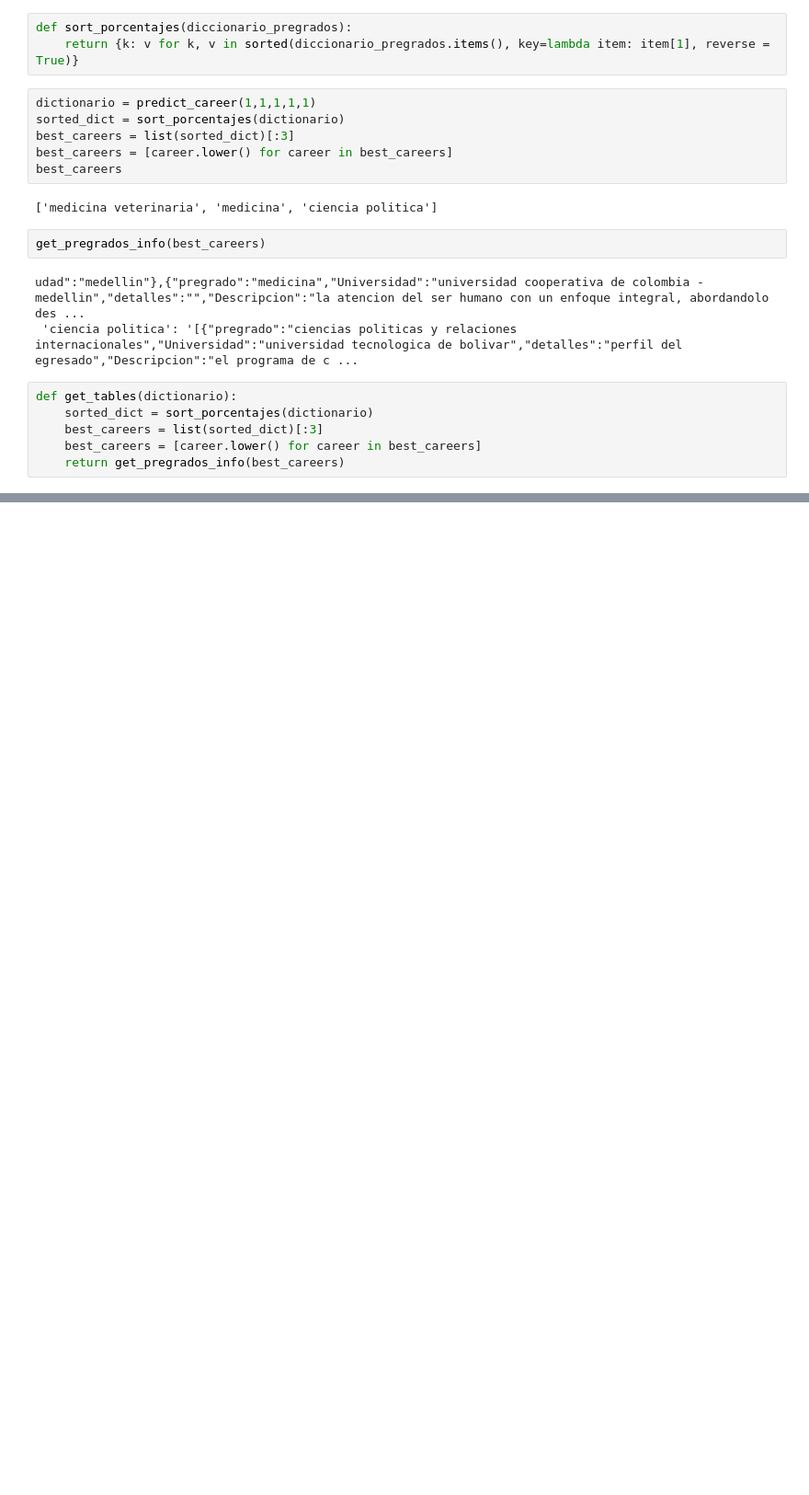
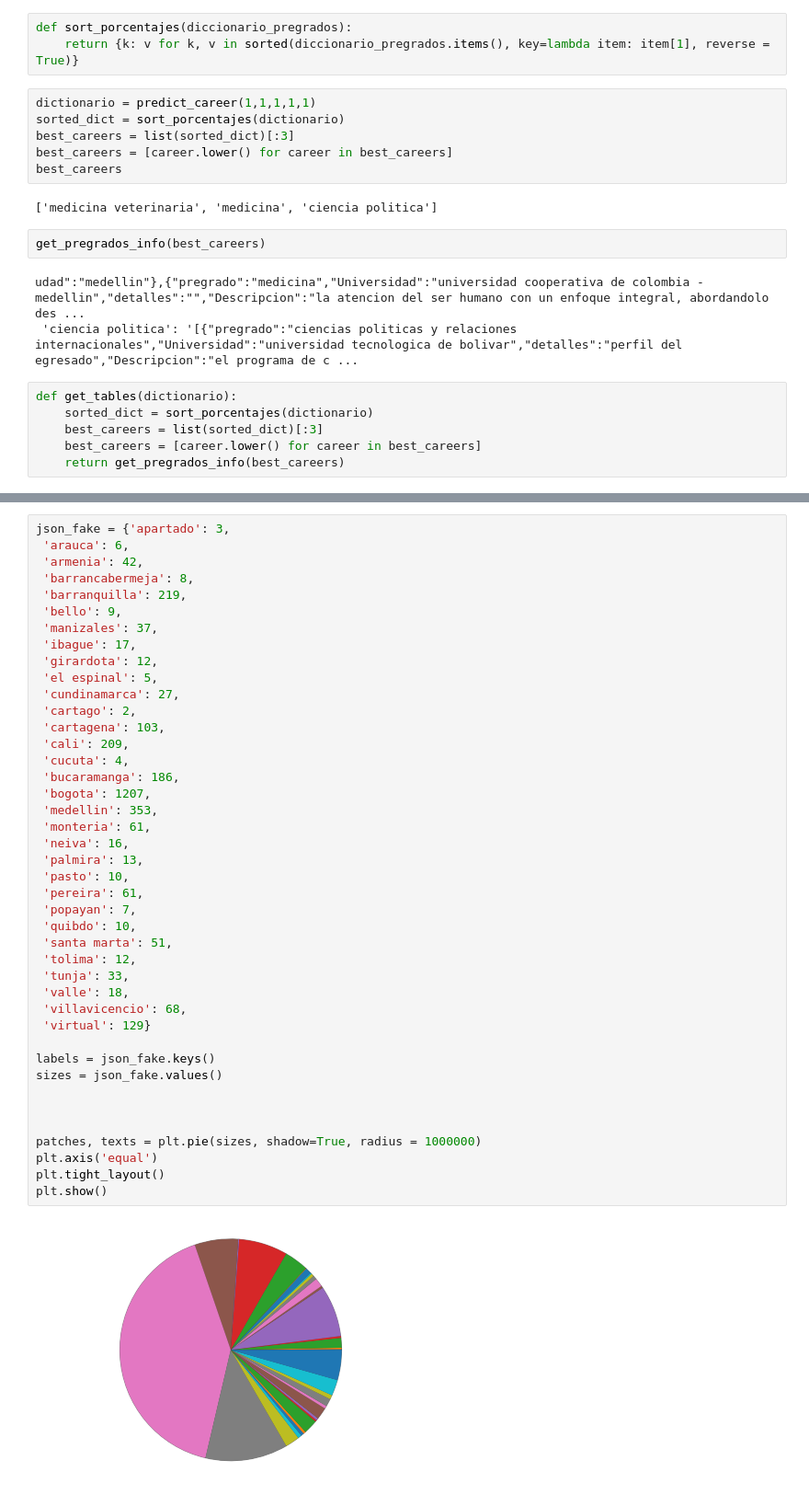
Before and after one commit to cdeafit/ds-squads, a Jupyter notebook: career-recommendation/webScrapping/test.ipynb, the cells around one changed output, grey strips where cells are left out. Shown at 92% size. Saved outputs shown, nothing was run; the diff lists cells and outputs as text; blank space fills up the shorter version.

```diff
--- a/career-recommendation/webScrapping/test.ipynb
+++ b/career-recommendation/webScrapping/test.ipynb
@@ -80,0 +116,44 @@ def get_tables(dictionario):
+# %%
+json_fake = {'apartado': 3,
+ 'arauca': 6,
+ 'armenia': 42,
+ 'barrancabermeja': 8,
+ 'barranquilla': 219,
+ 'bello': 9,
+ 'manizales': 37,
+ 'ibague': 17,
+ 'girardota': 12,
+ 'el espinal': 5,
+ 'cundinamarca': 27,
+ 'cartago': 2,
+ 'cartagena': 103,
+ 'cali': 209,
+ 'cucuta': 4,
+ 'bucaramanga': 186,
+ 'bogota': 1207,
+ 'medellin': 353,
+ 'monteria': 61,
+ 'neiva': 16,
+ 'palmira': 13,
+ 'pasto': 10,
+ 'pereira': 61,
+ 'popayan': 7,
+ 'quibdo': 10,
+ 'santa marta': 51,
+ 'tolima': 12,
+ 'tunja': 33,
+ 'valle': 18,
+ 'villavicencio': 68,
+ 'virtual': 129}
+
+labels = json_fake.keys()
+sizes = json_fake.values()
+
+
+
+patches, texts = plt.pie(sizes, shadow=True, radius = 1000000)
+plt.axis('equal')
+plt.tight_layout()
+plt.show()
+# %% [output]
+[figure, added]
```
Also changed, not shown: parts of 3 cells of this notebook, 3 other files.
